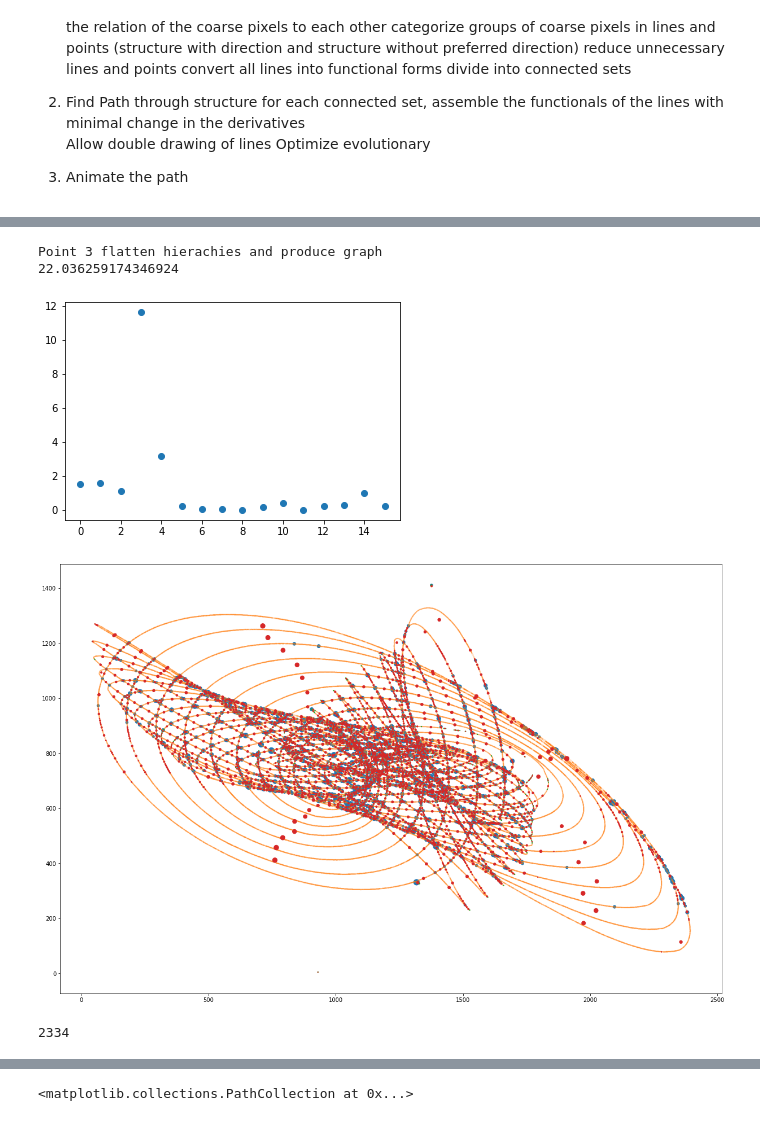
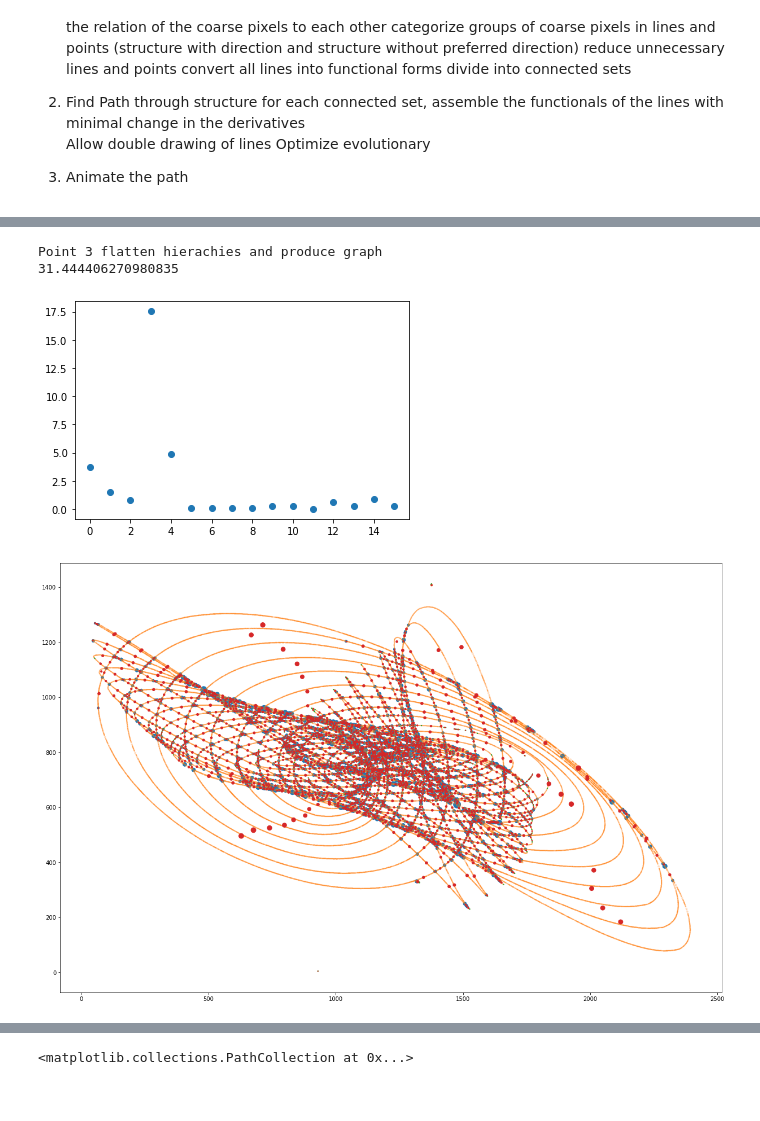
Before and after one commit to kernke/Mytest, a Jupyter notebook: image_analysis.ipynb, the cells around one changed output, grey strips where cells are left out. Saved outputs shown, nothing was run; the diff lists cells and outputs as text; code cells hidden in the pictures.

```diff
--- a/image_analysis.ipynb
+++ b/image_analysis.ipynb
@@ -863,24 +898,25 @@ plt.plot(newnewnh[longcon,0],newnewnh[longcon,1],'.',markersize=5)
 # %%
-plt.plot(time0,'o')
-print('Point 3 '+timeline[3])
-print(np.sum(time0))
+plt.plot(timelog[0],'o')
+print('Point 3 '+timelog[1][3])
+print(np.sum(timelog[0]))
 # %% [output]
 Point 3 flatten hierachies and produce graph
-22.036259174346924
+31.444406270980835
-[figure, old version]
+[figure, new version]
 # %%
+newnh2=newnh[newnh[:,4]!=0,:]
 fig, ax = plt.subplots(figsize=(21,14))
-scat=ax.scatter(newnh[:,0][newnh[:,3]>2],
-         newnh[:,1][newnh[:,3]>2])
+scat=ax.scatter(newnh2[:,0][newnh2[:,3]>2],
+         newnh2[:,1][newnh2[:,3]>2])
 scat2=ax.scatter(newnh2[:,0][newnh2[:,3]==2],
          newnh2[:,1][newnh2[:,3]==2],alpha=0.2)
 scat3=ax.scatter(newnh2[:,0][newnh2[:,3]==1],
          newnh2[:,1][newnh2[:,3]==1])
-scat4=ax.scatter(pipeweight2[:,0],
-         pipeweight2[:,1])
-scat4.set_sizes(np.sqrt(pipeweight2[:,2]))
+scat4=ax.scatter(pipeweight[:,0],
+         pipeweight[:,1])
+scat4.set_sizes(np.sqrt(pipeweight[:,2]))
 scat3.set_sizes(np.sqrt(newnh2[:,2][newnh2[:,3]==1]))
 scat2.set_sizes(np.sqrt(newnh2[:,2][newnh2[:,3]==2]))
 scat.set_sizes(np.sqrt(newnh2[:,2][newnh2[:,3]>2])*5)
 # %% [output]
-[figure, old version]
+[figure, new version]
@@ -890,4 +922,0 @@ co=np.array(list(conn[1]),dtype=int)
-# %%
-np.max(pipec)
-# %% [output]
-2334
```
Also changed, not shown: parts of 50 cells of this notebook.
